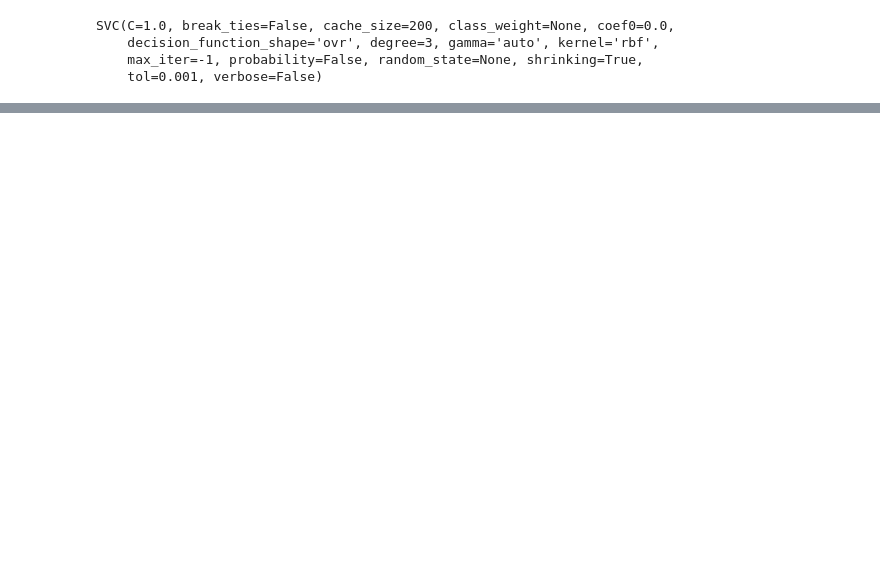
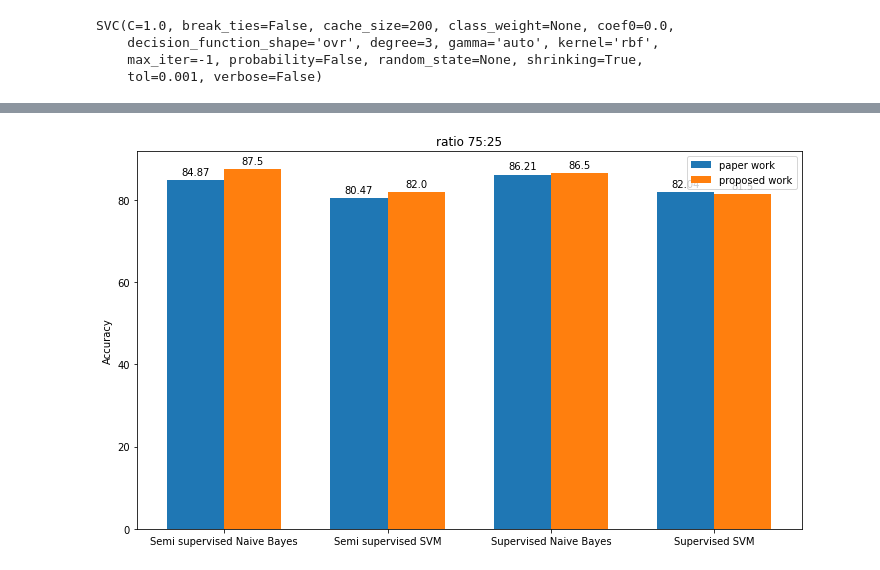
Before and after one commit to divs1234/fakeReviewDetection, a Jupyter notebook: main.ipynb, the cells around one changed output, grey strips where cells are left out. Cells and saved outputs as stored; diff of their text form; code cells hidden in the pictures; blank space fills up the shorter version.

```diff
--- a/main.ipynb
+++ b/main.ipynb
@@ -342,0 +357,45 @@ F1 Score:  0.7888198757763976
+# %%
+import matplotlib
+import matplotlib.pyplot as plt
+import numpy as np
+
+
+labels = ['Semi supervised Naive Bayes', 'Semi supervised SVM', 'Supervised Naive Bayes', 'Supervised SVM']
+paper_work = [84.87,80.47,86.21,82.04]
+proposed_work = [87.50,82.00,86.50,81.50]
+
+x = np.arange(len(labels))  # the label locations
+width = 0.35  # the width of the bars
+
+fig, ax = plt.subplots()
+rects1 = ax.bar(x - width/2, paper_work, width, label='paper work')
+rects2 = ax.bar(x + width/2, proposed_work, width, label='proposed work')
+
+# Add some text for labels, title and custom x-axis tick labels, etc.
+ax.set_ylabel('Accuracy')
+ax.set_title('ratio 75:25')
+ax.set_xticks(x)
+ax.set_xticklabels(labels)
+ax.legend()
+
+
+def autolabel(rects):
+    """Attach a text label above each bar in *rects*, displaying its height."""
+    for rect in rects:
+        height = rect.get_height()
+        ax.annotate('{}'.format(height),
+                    xy=(rect.get_x() + rect.get_width() / 2, height),
+                    xytext=(0, 3),  # 3 points vertical offset
+                    textcoords="offset points",
+                    ha='center', va='bottom')
+
+
+autolabel(rects1)
+autolabel(rects2)
+
+fig.tight_layout()
+plt.rcParams['figure.figsize']={10,6}
+plt.savefig('foo.png')
+plt.show()
+# %% [output]
+[figure, added]
```
Also changed, not shown: parts of 14 cells of this notebook.
